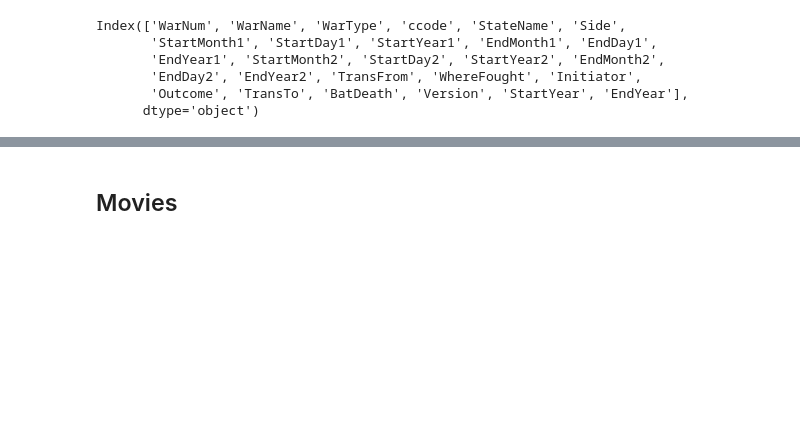
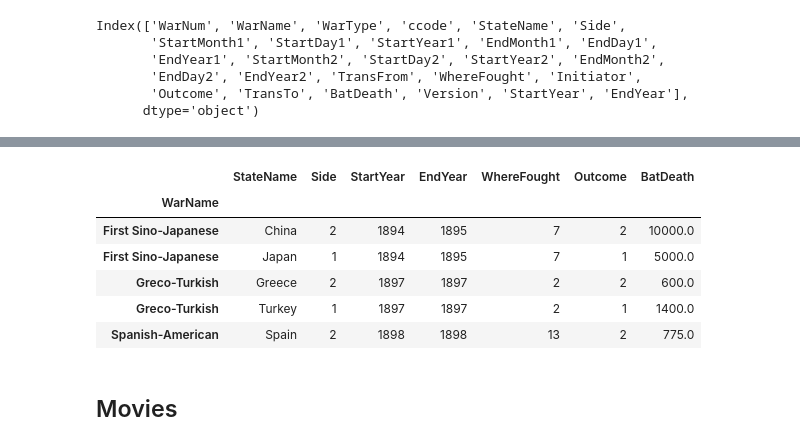
Before and after one commit to epfl-ada/ada-2024-project-americandentalassociation, a Jupyter notebook: Wars_Cleaning.ipynb, the cells around one changed output, grey strips where cells are left out. Saved outputs shown, nothing was run; the diff lists cells and outputs as text; code cells hidden in the pictures; blank space fills up the shorter version.

```diff
--- a/Wars_Cleaning.ipynb
+++ b/Wars_Cleaning.ipynb
@@ -84,3 +92,13 @@ len(set(df_clean.index))
+# %%
+df_clean.head()
+# %% [output]
+|  | StateName | Side | StartYear | EndYear | WhereFought | Outcome | BatDeath |
+| WarName |  |  |  |  |  |  |  |
+| First Sino-Japanese | China | 2 | 1894 | 1895 | 7 | 2 | 10000.0 |
+| First Sino-Japanese | Japan | 1 | 1894 | 1895 | 7 | 1 | 5000.0 |
+| Greco-Turkish | Greece | 2 | 1897 | 1897 | 2 | 2 | 600.0 |
+| Greco-Turkish | Turkey | 1 | 1897 | 1897 | 2 | 1 | 1400.0 |
+| Spanish-American | Spain | 2 | 1898 | 1898 | 13 | 2 | 775.0 |
 # %% [markdown]
 ## Movies
 # %%
```
Also changed, not shown: parts of 9 cells of this notebook, 1 other file.
